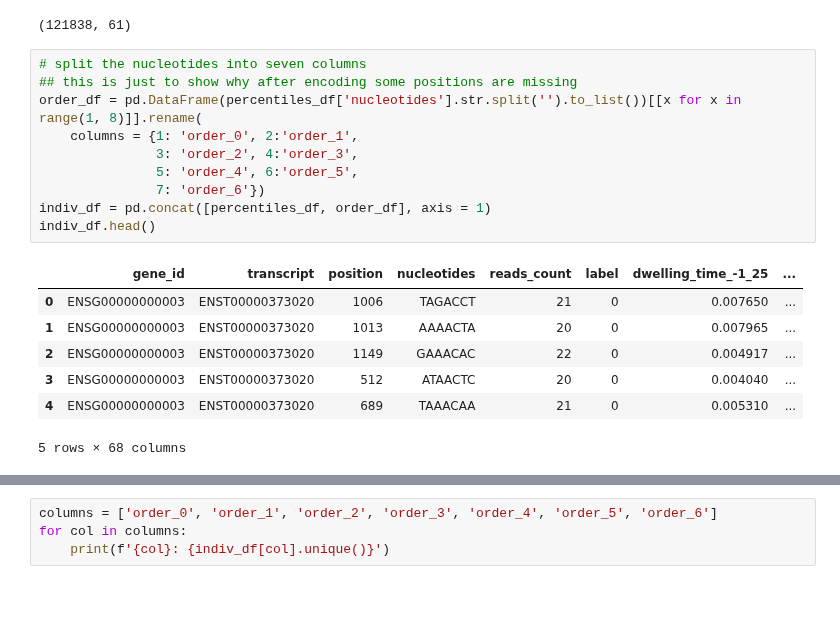
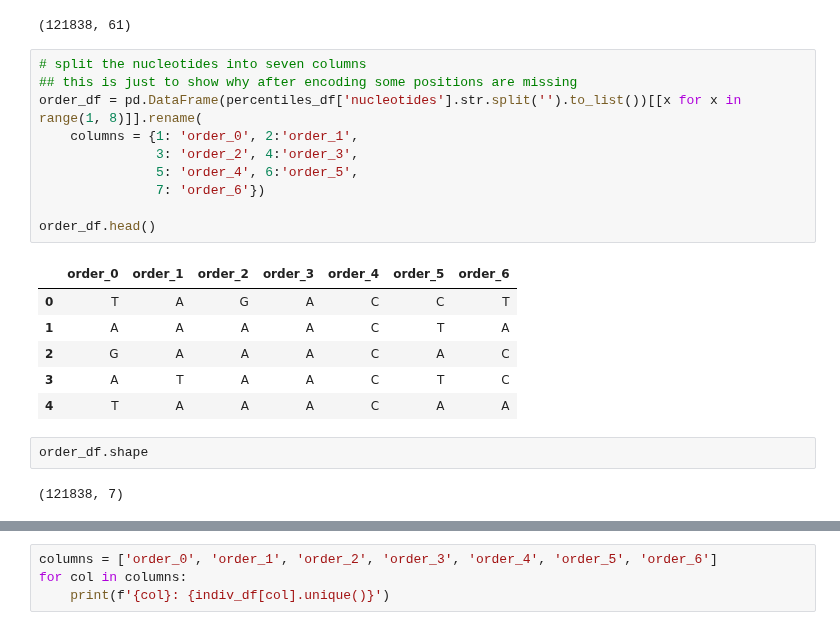
Before and after one commit to claudia-07/DSA4262-ACMXZ, a Jupyter notebook: preprocessing/notebooks/eda_generate_xr.ipynb, the cells around one changed output, grey strips where cells are left out. Cells and saved outputs as stored; diff of their text form; blank space fills up the shorter version.

```diff
--- a/preprocessing/notebooks/eda_generate_xr.ipynb
+++ b/preprocessing/notebooks/eda_generate_xr.ipynb
@@ -96,18 +98,21 @@ percentiles_df.shape
 # %%
 # split the nucleotides into seven columns
 ## this is just to show why after encoding some positions are missing
 order_df = pd.DataFrame(percentiles_df['nucleotides'].str.split('').to_list())[[x for x in range(1, 8)]].rename(
     columns = {1: 'order_0', 2:'order_1',
                3: 'order_2', 4:'order_3',
                5: 'order_4', 6:'order_5',
                7: 'order_6'})
-indiv_df = pd.concat([percentiles_df, order_df], axis = 1)
-indiv_df.head()
+
+order_df.head()
 # %% [output]
-|  | gene_id | transcript | position | nucleotides | reads_count | label | dwelling_time_-1_25 | ... |
-| 0 | ENSG00000000003 | ENST00000373020 | 1006 | TAGACCT | 21 | 0 | 0.007650 | ... |
-| 1 | ENSG00000000003 | ENST00000373020 | 1013 | AAAACTA | 20 | 0 | 0.007965 | ... |
-| 2 | ENSG00000000003 | ENST00000373020 | 1149 | GAAACAC | 22 | 0 | 0.004917 | ... |
-| 3 | ENSG00000000003 | ENST00000373020 | 512 | ATAACTC | 20 | 0 | 0.004040 | ... |
-| 4 | ENSG00000000003 | ENST00000373020 | 689 | TAAACAA | 21 | 0 | 0.005310 | ... |
+|  | order_0 | order_1 | order_2 | order_3 | order_4 | order_5 | order_6 |
+| 0 | T | A | G | A | C | C | T |
+| 1 | A | A | A | A | C | T | A |
+| 2 | G | A | A | A | C | A | C |
+| 3 | A | T | A | A | C | T | C |
+| 4 | T | A | A | A | C | A | A |
-5 rows × 68 columns
+# %%
+order_df.shape
+# %% [output]
+(121838, 7)
```
Also changed, not shown: parts of 9 cells of this notebook.
